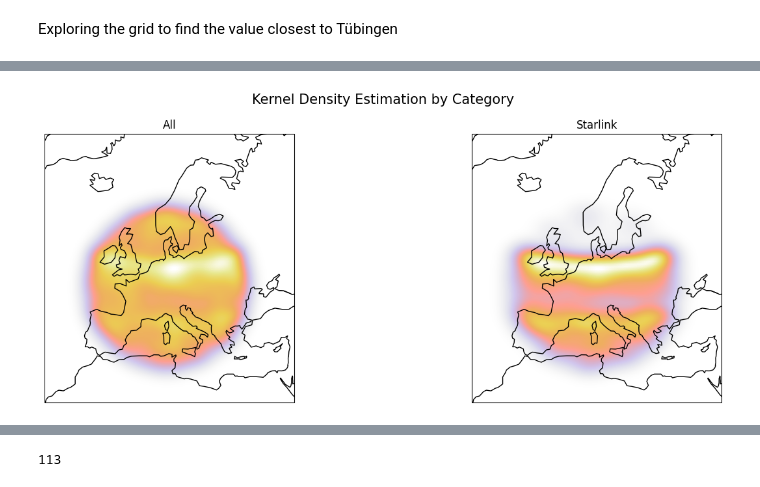
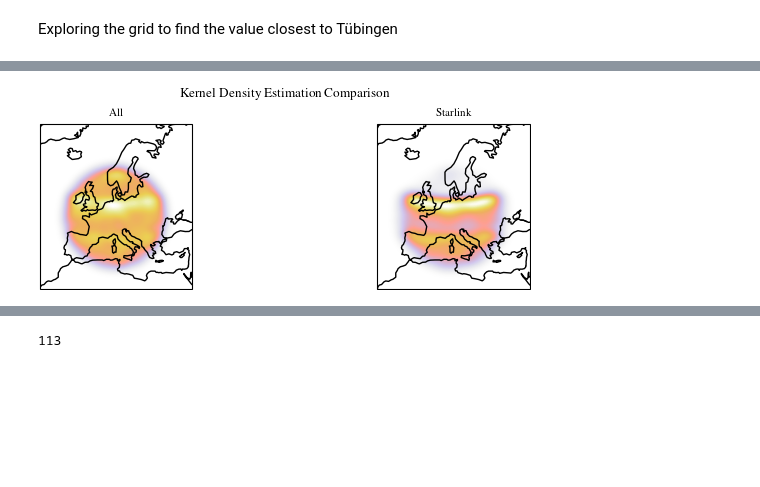
Before and after one commit to timoluebbing/Satellites, a Jupyter notebook: exp/exp_TL_MO_002_Starlink_Analysis.ipynb, the cells around one changed output, grey strips where cells are left out. Cells and saved outputs as stored; diff of their text form; code cells hidden in the pictures; blank space fills up the shorter version.

```diff
--- a/exp/exp_TL_MO_002_Starlink_Analysis.ipynb
+++ b/exp/exp_TL_MO_002_Starlink_Analysis.ipynb
@@ -228,0 +218,15 @@ ax.imshow(v, origin='lower',
+# %%
+category = "All"
+longs_all = np.array(categories[category]['satlng'])
+lats_all = np.array(categories[category]['satlat'])
+
+category = "Starlink"
+longs_starlink = np.array(categories[category]['satlng'])
+lats_starlink = np.array(categories[category]['satlat'])
+
+crs_round = ccrs.Orthographic(9, 48)
+extend = [-15, 75, 25, 65]
+extend_transf = crs_round.transform_points(ccrs.Geodetic(), np.array(extend[:2]), np.array(extend[2:]))[:, :2].T.flatten().tolist()
+k = 100
+v_all = kernel_density(longs_all, lats_all, projection=crs_round, k=k, extend=extend_transf)
+v_starlink = kernel_density(longs_starlink, lats_starlink, projection=crs_round, k=k, extend=extend_transf)
@@ -245,41 +300,56 @@ categories = {
     "Starlink": data_tue_starlink_masked,
     # "COSMOS": data_tue_cosmos_masked,
     # "USA": data_tue_usa_masked
 }
 
 # kde variables
 crs_round = ccrs.Orthographic(9, 48)
 extend = [-15, 75, 25, 65]
 extend_transf = crs_round.transform_points(ccrs.Geodetic(), np.array(extend[:2]), np.array(extend[2:]))[:, :2].T.flatten().tolist()
-k = 100
+k = 10
+
+plt.rcParams.update(
+    bundles.icml2022(
+        column="full",
+        nrows=1,
+        ncols=2,
+        usetex=True,
+    )
+)
 
 # Plot
 fig, axs = plt.subplots(
     1, 2,
-    subplot_kw={'projection': crs_round},
-    figsize=(15, 5))
+    subplot_kw={'projection': crs_round}
+)
+
 axs.flatten()
-fig.suptitle("Kernel Density Estimation by Category", fontsize=15)
+fig.suptitle("Kernel Density Estimation Comparison")
 
 for i, category in enumerate(categories.values()):
 
     # Calculate the kernel density estimate for each category
     lats = np.array(category['satlat'])
     longs = np.array(category['satlng'])
     v = kernel_density(longs, lats, projection=crs_round, k=k, extend=extend_transf)
 
     #axs[i].stock_img()
     axs[i].coastlines()
-    #axs[i].set_extent(extend)
-    axs[i].set_title(list(categories.keys())[i])
+    # gl = ax[i].gridlines(
+    #     draw_labels=True, linewidth=.5, color='gray', alpha=0.5, linestyle='--'
+    # )
     axs[i].imshow(
         v, origin='lower', extent=extend_transf, interpolation='bilinear', cmap=my_cmap
     )
 
-plt.tight_layout()
+    axs[i].set_title(list(categories.keys())[i])
+
+
+plt.savefig("../doc/fig/kernel_density_estimation_comparison.pdf")
+
 plt.show()
 # %% [output]
-[figure, old version]
+[figure, new version]
 # %%
 # data
 categories = {
```
Also changed, not shown: parts of 10 cells of this notebook, 6 other files.
